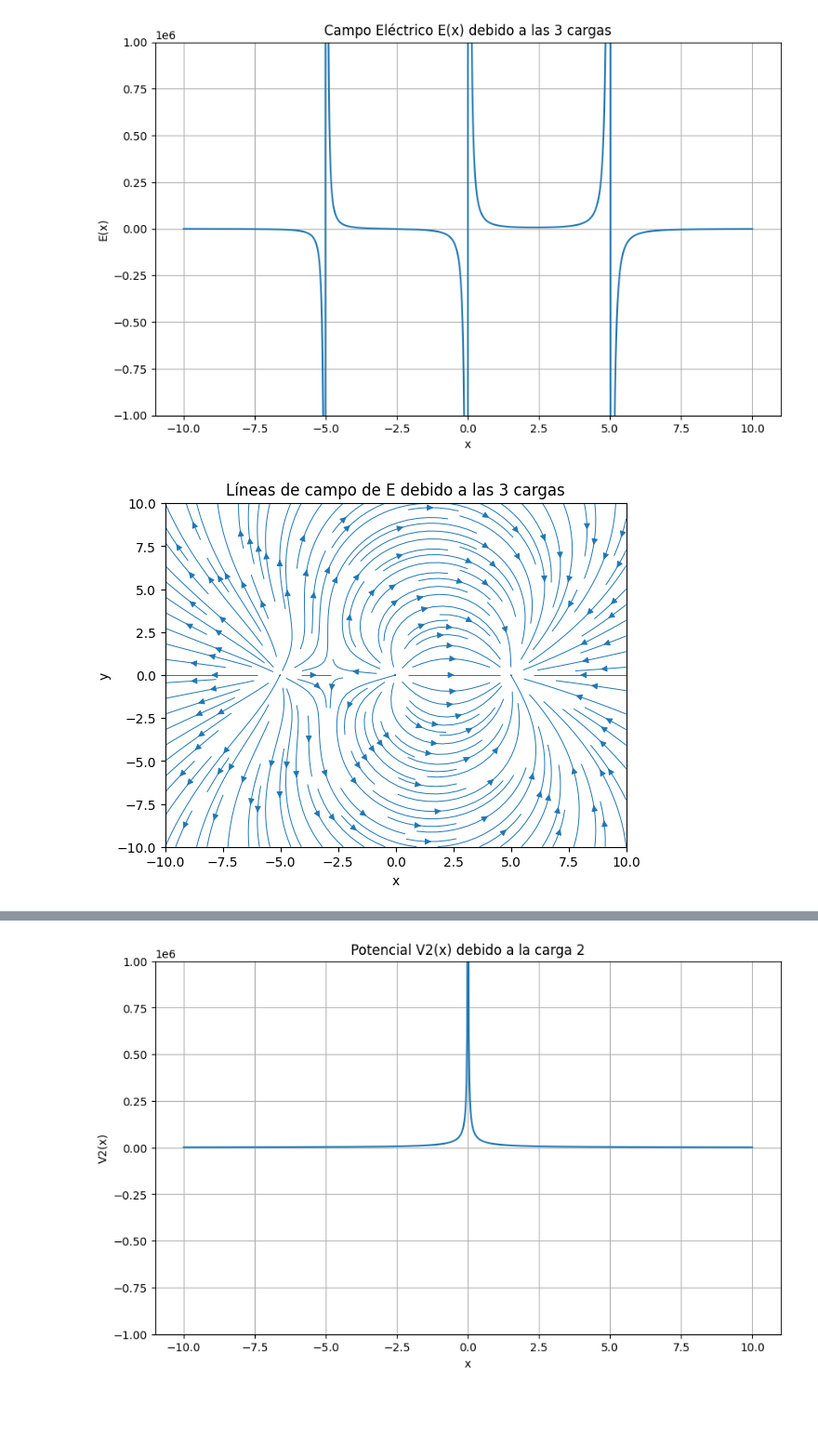
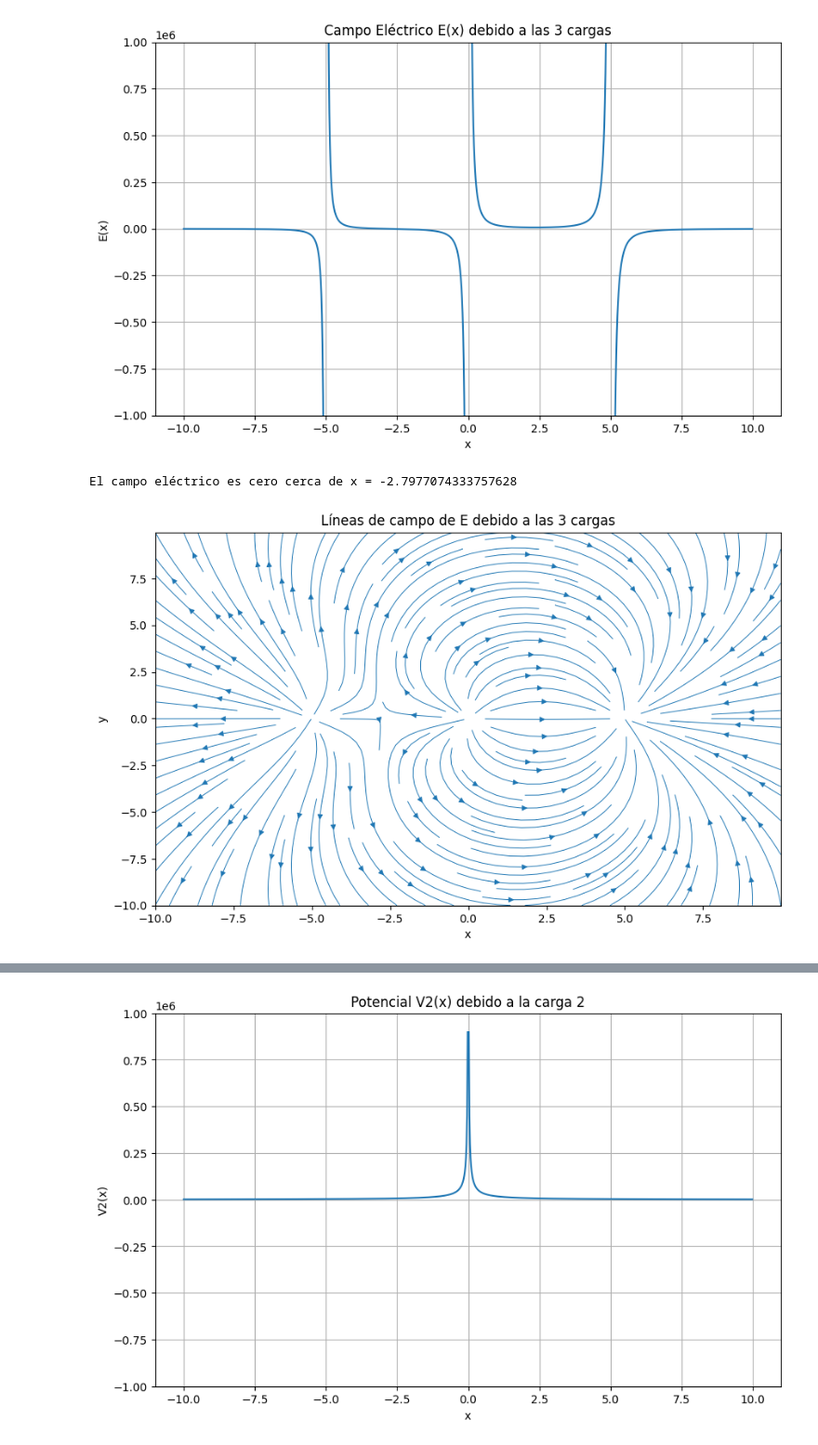
Before and after one commit to diegojuarez965/Fisica2Labo1, a Jupyter notebook: laboratorio1/lab1.ipynb, the cells around one changed output, grey strips where cells are left out. Shown: that part at 93% size. Drawn from its saved outputs; the diff is of its cells as text; code cells hidden in the pictures; blank space fills up the shorter version.

Commit message:
Encontrar cero

```diff
--- a/laboratorio1/lab1.ipynb
+++ b/laboratorio1/lab1.ipynb
@@ -35,8 +35,8 @@ def potential(q, xq, yq, x, y):
     V *= k
     return V
 # %%
-x = np.linspace(-10, 10, 1000)
-y = np.linspace(-10, 10, 1000)
+x = np.linspace(-10, 10, 1000, endpoint=False)
+y = np.linspace(-10, 10, 1000, endpoint=False)
 X, Y = np.meshgrid(x, y)
 x_axis_X, x_axis_Y = np.meshgrid(x, [.0])
 
@@ -99,4 +88,4 @@ plt.title('Campo Eléctrico E(x) debido a las 3 cargas')
 plt.grid()
 plt.show()
 # %% [output]
-[figure, old version]
+[figure, new version]
@@ -103,12 +107,26 @@ plt.show()
+# %%
+def electric_field_x(q, xq, x):
+    """ calcula el campo eléctrico en x debido a cargas q en posiciones xq """
+    Ex = 0
+    for qi, xqi in zip(q, xq):
+        dx = x - xqi
+        Ex += qi * dx / abs(dx)**3
+    Ex *= k
+    return Ex
+
+root = bisection(lambda x: electric_field_x(q, xq, x), -4, -1)
+print(f"El campo eléctrico es cero cerca de x = {root}")
+# %% [output]
+El campo eléctrico es cero cerca de x = -2.7977074333757628
 # %%
-plt.Figure(figsize=(10, 6))
+plt.figure(figsize=(10, 6))
 plt.streamplot(X, Y, Ex, Ey, density=1.5, linewidth=0.7)
 plt.title("Líneas de campo de E debido a las 3 cargas")
 plt.xlabel("x")
 plt.ylabel("y")
 plt.show()
 # %% [output]
-[figure, old version]
+[figure, new version]
 # %%
 plt.figure(figsize=(10, 6))
 plt.plot(x, V1[0, :])
```
Also changed, not shown: parts of 7 cells of this notebook.
